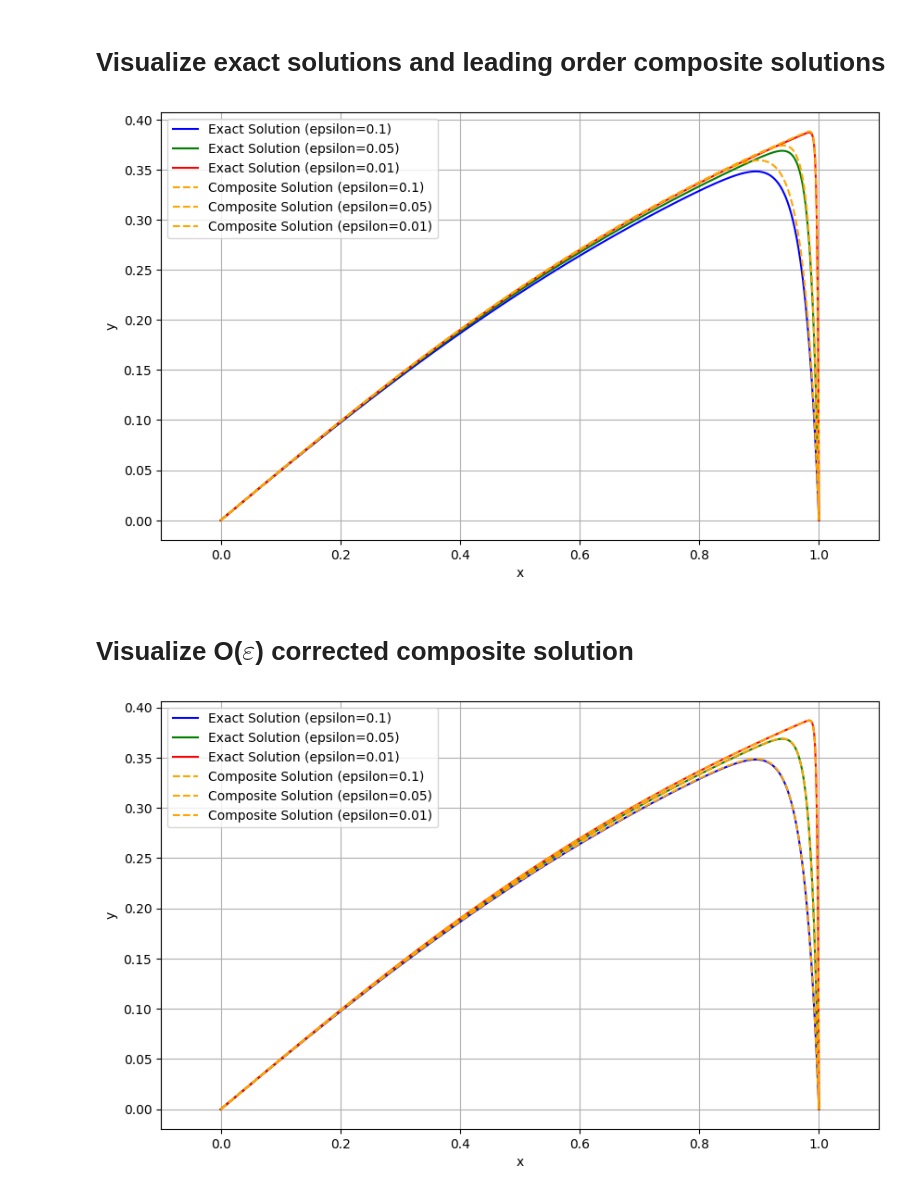
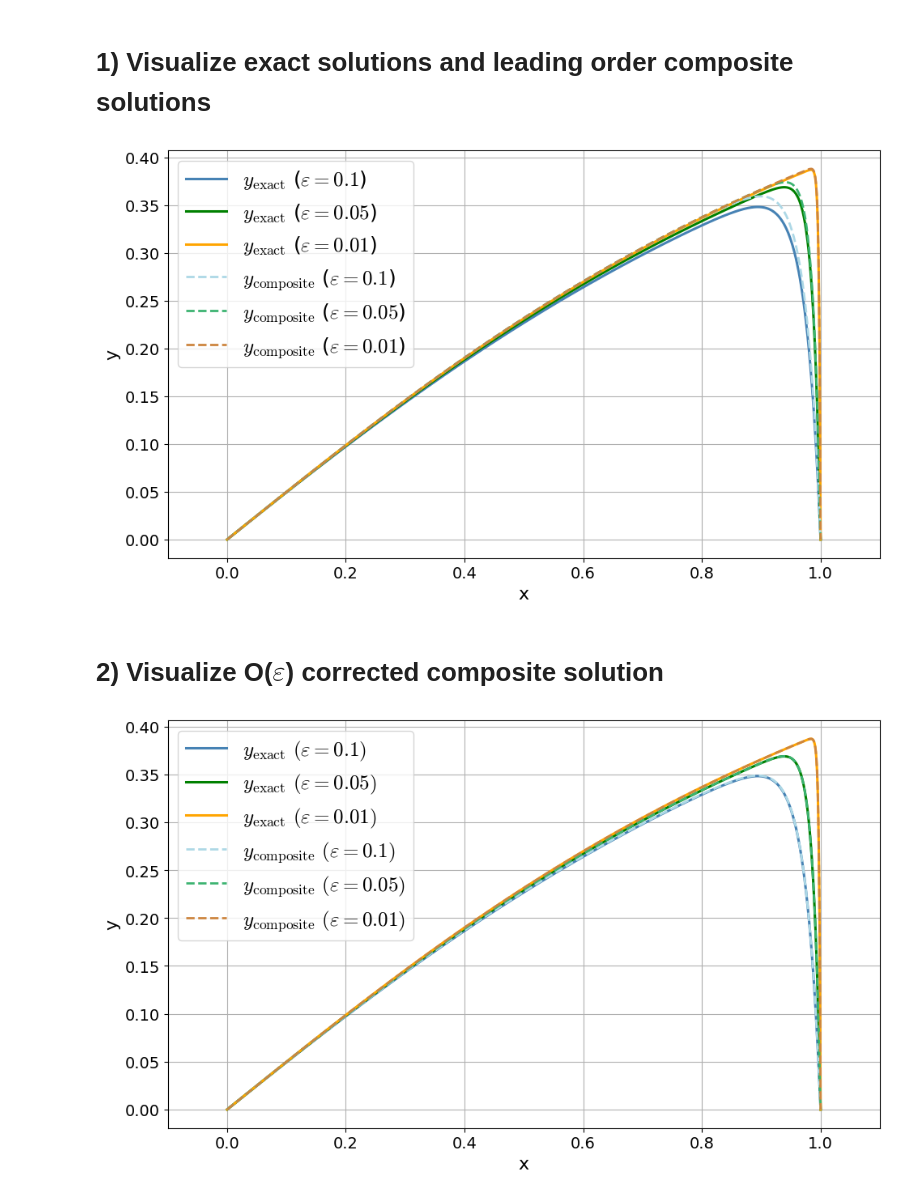
Before and after one commit to heinrichss/Perturbation-methods, a Jupyter notebook: homework.ipynb, the cells around one changed output. Drawn from its saved outputs; the diff is of its cells as text; code cells hidden in the pictures.

```diff
--- a/homework.ipynb
+++ b/homework.ipynb
@@ -12,14 +31,25 @@ def y_exact(x_eval, epsilon):
     def bc(ya, yb):
         return np.array([ya[0], yb[0]])
 
-    x_init = np.linspace(0, 1, 5)  # initial mesh with 5 nodes
+    x_init = np.linspace(0, 1, 100)  # initial mesh with 5 nodes
     y_init = np.zeros((2, x_init.size))
 
     res_a = solve_bvp(fun, bc, x_init, y_init)
 
     return res_a.sol(x_eval)[0]  # exact solution as a function of x_eval
+# %%
+#Impoving Plotting parameters for better visibility
+
+plt.rcParams.update({
+    "mathtext.fontset": "cm",
+    "figure.autolayout": True,
+    "font.size": 14,
+    "axes.labelsize": 16,
+    "axes.titlesize": 18,
+    "legend.fontsize": 18,
+})
 # %% [markdown]
-# Visualize exact solutions and leading order composite solutions
+# 1) Visualize exact solutions and leading order composite solutions
 # %%
 x_eval = np.linspace(0, 1, 2000)  # interval [0, 1] with 2000 points
 
@@ -34,20 +64,20 @@ Y_inner = lambda x, epsilon: (np.pi/8) * (1 - np.exp(-4*(1-x)/epsilon))  # leadi
 y_composite_0 = lambda x, epsilon: y_outer(x) - (np.pi/8) * np.exp(-4*(1-x)/epsilon)  # composite solution
 # %%
 plt.figure(figsize=(10, 6))
-plt.plot(x_eval, y_exact(x_eval, epsilon1), label='Exact Solution (epsilon=0.1)', color='blue', linestyle='-')
-plt.plot(x_eval, y_exact(x_eval, epsilon2), label='Exact Solution (epsilon=0.05)', color='green', linestyle='-')
-plt.plot(x_eval, y_exact(x_eval, epsilon3), label='Exact Solution (epsilon=0.01)', color='red', linestyle='-')
-plt.plot(x_eval, y_composite_0(x_eval, epsilon=epsilon1), label='Composite Solution (epsilon=0.1)', color='orange', linestyle='--')
-plt.plot(x_eval, y_composite_0(x_eval, epsilon=epsilon2), label='Composite Solution (epsilon=0.05)', color='orange', linestyle='--')
-plt.plot(x_eval, y_composite_0(x_eval, epsilon=epsilon3), label='Composite Solution (epsilon=0.01)', color='orange', linestyle='--')
+plt.plot(x_eval, y_exact(x_eval, epsilon1), label=r'$y_{\mathrm{exact}}$ ($\varepsilon=0.1$)', color='steelblue', linestyle='-', linewidth=2.2)
+plt.plot(x_eval, y_exact(x_eval, epsilon2), label=r'$y_{\mathrm{exact}}$ ($\varepsilon=0.05$)', color='green', linestyle='-', linewidth=2.2)
+plt.plot(x_eval, y_exact(x_eval, epsilon3), label=r'$y_{\mathrm{exact}}$ ($\varepsilon=0.01$)', color='orange', linestyle='-', linewidth=2.2)
+plt.plot(x_eval, y_composite_0(x_eval, epsilon=epsilon1), label=r'$y_{\mathrm{composite}}$ ($\varepsilon=0.1$)', color='lightblue', linestyle='--', linewidth=2.0)
+plt.plot(x_eval, y_composite_0(x_eval, epsilon=epsilon2), label=r'$y_{\mathrm{composite}}$ ($\varepsilon=0.05$)', color='mediumseagreen', linestyle='--', linewidth=2.0)
+plt.plot(x_eval, y_composite_0(x_eval, epsilon=epsilon3), label=r'$y_{\mathrm{composite}}$ ($\varepsilon=0.01$)', color='peru', linestyle='--', linewidth=2.0)
 plt.xlabel('x')
 plt.ylabel('y')
 plt.xlim(-0.1, 1.1)
 plt.legend()
 plt.grid()
 plt.savefig("images/leading-order.pdf", bbox_inches="tight")
 plt.show()
 # %% [output]
-[figure, old version]
+[figure, new version]
 # %% [markdown]
-# Visualize O($\varepsilon$) corrected composite solution
+# 2) Visualize O($\varepsilon$) corrected composite solution
@@ -54,22 +95,11 @@ plt.show()
 # %%
-y_composite_1 = lambda x, epsilon: (
-    0.5 * np.arctan(x)
-    - (np.pi/8) * np.exp(-4*(1-x)/epsilon)
-    + (epsilon/8) * (1/(1 + x**2)**2 - 1)
-    + epsilon * np.exp(-4*(1-x)/epsilon) * (
-        3/32
-        - (np.pi/8) * (1-x)/epsilon
-        - (np.pi/4) * ((1-x)/epsilon)**2
-    )
-)
-
 plt.figure(figsize=(10, 6))
-plt.plot(x_eval, y_exact(x_eval, epsilon1), label='Exact Solution (epsilon=0.1)', color='blue', linestyle='-')
-plt.plot(x_eval, y_exact(x_eval, epsilon2), label='Exact Solution (epsilon=0.05)', color='green', linestyle='-')
-plt.plot(x_eval, y_exact(x_eval, epsilon3), label='Exact Solution (epsilon=0.01)', color='red', linestyle='-')
-plt.plot(x_eval, y_composite_1(x_eval, epsilon=epsilon1), label='Composite Solution (epsilon=0.1)', color='orange', linestyle='--')
-plt.plot(x_eval, y_composite_1(x_eval, epsilon=epsilon2), label='Composite Solution (epsilon=0.05)', color='orange', linestyle='--')
-plt.plot(x_eval, y_composite_1(x_eval, epsilon=epsilon3), label='Composite Solution (epsilon=0.01)', color='orange', linestyle='--')
+plt.plot(x_eval, y_exact(x_eval, epsilon1), label=r'$y_{\mathrm{exact}}$ $(\varepsilon=0.1)$', color='steelblue', linestyle='-', linewidth=2.2)
+plt.plot(x_eval, y_exact(x_eval, epsilon2), label=r'$y_{\mathrm{exact}}$ $(\varepsilon=0.05)$', color='green', linestyle='-', linewidth=2.2)
+plt.plot(x_eval, y_exact(x_eval, epsilon3), label=r'$y_{\mathrm{exact}}$ $(\varepsilon=0.01)$', color='orange', linestyle='-', linewidth=2.2)
+plt.plot(x_eval, y_composite_1(x_eval, epsilon=epsilon1), label=r'$y_{\mathrm{composite}}$ $(\varepsilon=0.1)$', color='lightblue', linestyle='--', linewidth=2.0)
+plt.plot(x_eval, y_composite_1(x_eval, epsilon=epsilon2), label=r'$y_{\mathrm{composite}}$ $(\varepsilon=0.05)$', color='mediumseagreen', linestyle='--', linewidth=2.0)
+plt.plot(x_eval, y_composite_1(x_eval, epsilon=epsilon3), label=r'$y_{\mathrm{composite}}$ $(\varepsilon=0.01)$', color='peru', linestyle='--', linewidth=2.0)
 plt.xlabel('x')
 plt.ylabel('y')
 plt.xlim(-0.1, 1.1)
@@ -78,5 +108,5 @@ plt.grid()
 plt.savefig("images/epsilon-order.pdf", bbox_inches="tight")
 plt.show()
 # %% [output]
-[figure, old version]
+[figure, new version]
 # %% [markdown]
```
Also changed, not shown: parts of 7 cells of this notebook, 3 other files.
